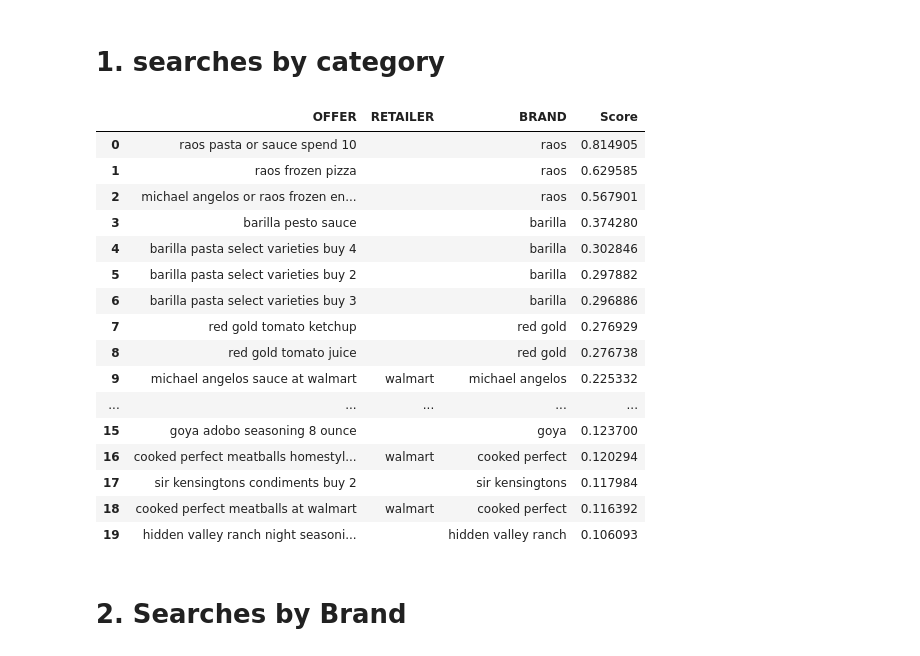
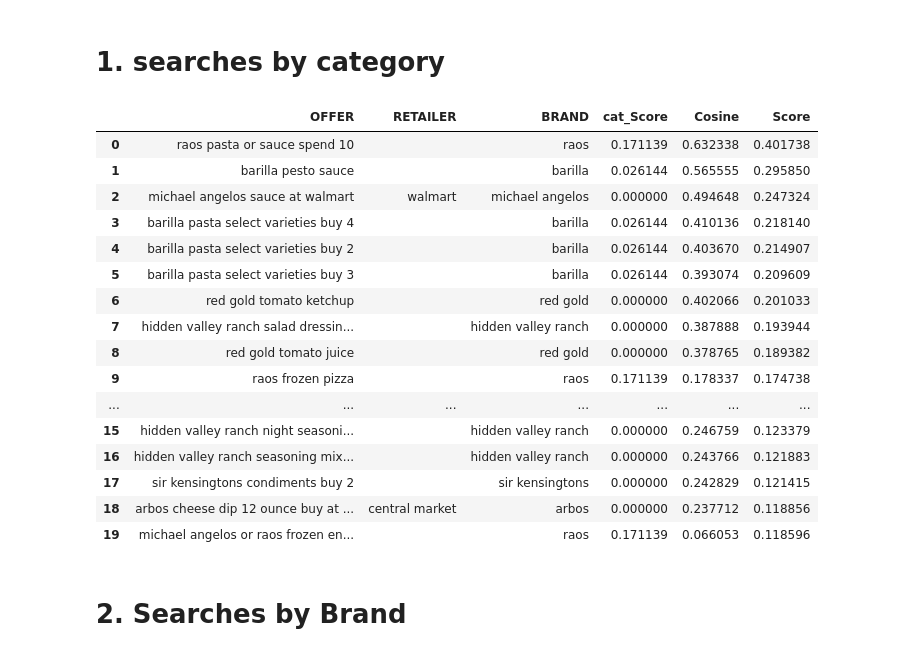
Before and after one commit to RileyFischer/NLP-store-offers, a Jupyter notebook: main.ipynb, the cells around one changed output. Saved outputs shown, nothing was run; the diff lists cells and outputs as text; code cells hidden in the pictures.

```diff
--- a/main.ipynb
+++ b/main.ipynb
@@ -114,26 +114,26 @@ def search_category(search):
     sim['Cosine']=cosine.reshape(-1, 1)
 
     #Of the categories that are similar to the search, find all of the categories that also share a parent category.
-    top_sim=list(sim.nlargest(3, 'Cosine')['PRODUCT_CATEGORY'].values)
+    top_sim=list(sim.nlargest(1, 'Cosine')['PRODUCT_CATEGORY'].values)
     possible_cats=[]
     for c in top_sim:
         if c in parents:
-            possible_cats=categories[search].copy()
-            possible_cats.append(search)
+            possible_cats.append(categories[c].copy())
+            possible_cats.append([c])
 
         if c in children:
             for possible_cat in categories:
                 if c in categories[possible_cat]:
                     c2=possible_cat
-            possible_cats=categories[c2].copy()
-            possible_cats.append(c2)
-    ####
+            possible_cats.append(categories[c2].copy())
+            possible_cats.append([c2])
+    possible_cats = [item for sublist in possible_cats for item in sublist]
     #find the brands associated with these categories and weigh the brand by the number of their recipts are from these categories
     possible_brands=brand.copy(deep=True)
     possible_brands.loc[~possible_brands["BRAND_BELONGS_TO_CATEGORY"].isin(possible_cats), "MULTIPLIER"]=0
     possible_brands=possible_brands.merge(sim,left_on="BRAND_BELONGS_TO_CATEGORY",right_on="PRODUCT_CATEGORY")
     #Then multiply the weights to get a score that also takes into account how similar the brand is to the original search
-    possible_brands["cat_Score"]=(possible_brands["MULTIPLIER"]*possible_brands["Cosine"])**.5
+    possible_brands["cat_Score"]=possible_brands["MULTIPLIER"]*possible_brands["Cosine"]
     possible_brands=possible_brands.groupby("BRAND").sum("cat_Score")#This score represents how likely the brand has offers related to the search term
     #find the offers from the brands above
     possible_offers=offer.merge(possible_brands,how="left", left_on='BRAND', right_on='BRAND')
@@ -147,32 +147,32 @@ def search_category(search):
     sim['Cosine']=cosine.reshape(-1, 1)
     possible_offers=possible_offers.merge(sim,how="left",on=["OFFER","RETAILER","BRAND"])
     possible_offers["Score"]=(possible_offers["cat_Score"]+possible_offers["Cosine"])/2
-    possible_offers=possible_offers.drop(columns=["cat_Score","Cosine"])
+    #possible_offers=possible_offers.drop(columns=["cat_Score","Cosine"])
 
     possible_offers=possible_offers.sort_values(by=['Score'],ascending=False)
 
     return possible_offers.reset_index(drop=True)
 # %%
-search="red pasta sauce"
+search="pasta sauce"
 search_category(search).head(20)
 # %% [output]
-|  | OFFER | RETAILER | BRAND | Score |
-| 0 | raos pasta or sauce spend 10 |  | raos | 0.814905 |
-| 1 | raos frozen pizza |  | raos | 0.629585 |
-| 2 | michael angelos or raos frozen en... |  | raos | 0.567901 |
-| 3 | barilla pesto sauce |  | barilla | 0.374280 |
-| 4 | barilla pasta select varieties buy 4 |  | barilla | 0.302846 |
-| 5 | barilla pasta select varieties buy 2 |  | barilla | 0.297882 |
-| 6 | barilla pasta select varieties buy 3 |  | barilla | 0.296886 |
-| 7 | red gold tomato ketchup |  | red gold | 0.276929 |
-| 8 | red gold tomato juice |  | red gold | 0.276738 |
-| 9 | michael angelos sauce at walmart | walmart | michael angelos | 0.225332 |
-| ... | ... | ... | ... | ... |
-| 15 | goya adobo seasoning 8 ounce |  | goya | 0.123700 |
-| 16 | cooked perfect meatballs homestyl... | walmart | cooked perfect | 0.120294 |
-| 17 | sir kensingtons condiments buy 2 |  | sir kensingtons | 0.117984 |
-| 18 | cooked perfect meatballs at walmart | walmart | cooked perfect | 0.116392 |
-| 19 | hidden valley ranch night seasoni... |  | hidden valley ranch | 0.106093 |
+|  | OFFER | RETAILER | BRAND | cat_Score | Cosine | Score |
+| 0 | raos pasta or sauce spend 10 |  | raos | 0.171139 | 0.632338 | 0.401738 |
+| 1 | barilla pesto sauce |  | barilla | 0.026144 | 0.565555 | 0.295850 |
+| 2 | michael angelos sauce at walmart | walmart | michael angelos | 0.000000 | 0.494648 | 0.247324 |
+| 3 | barilla pasta select varieties buy 4 |  | barilla | 0.026144 | 0.410136 | 0.218140 |
+| 4 | barilla pasta select varieties buy 2 |  | barilla | 0.026144 | 0.403670 | 0.214907 |
+| 5 | barilla pasta select varieties buy 3 |  | barilla | 0.026144 | 0.393074 | 0.209609 |
+| 6 | red gold tomato ketchup |  | red gold | 0.000000 | 0.402066 | 0.201033 |
+| 7 | hidden valley ranch salad dressin... |  | hidden valley ranch | 0.000000 | 0.387888 | 0.193944 |
+| 8 | red gold tomato juice |  | red gold | 0.000000 | 0.378765 | 0.189382 |
+| 9 | raos frozen pizza |  | raos | 0.171139 | 0.178337 | 0.174738 |
+| ... | ... | ... | ... | ... | ... | ... |
+| 15 | hidden valley ranch night seasoni... |  | hidden valley ranch | 0.000000 | 0.246759 | 0.123379 |
+| 16 | hidden valley ranch seasoning mix... |  | hidden valley ranch | 0.000000 | 0.243766 | 0.121883 |
+| 17 | sir kensingtons condiments buy 2 |  | sir kensingtons | 0.000000 | 0.242829 | 0.121415 |
+| 18 | arbos cheese dip 12 ounce buy at ... | central market | arbos | 0.000000 | 0.237712 | 0.118856 |
+| 19 | michael angelos or raos frozen en... |  | raos | 0.171139 | 0.066053 | 0.118596 |
 # %% [markdown]
 # 2. Searches by Brand
 # %%
```
Also changed, not shown: parts of 6 cells of this notebook, 1 other file.
